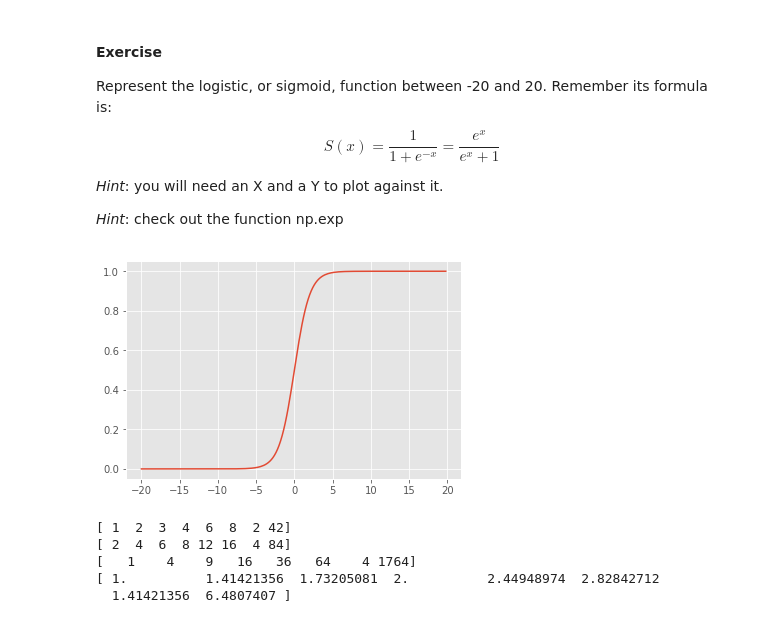
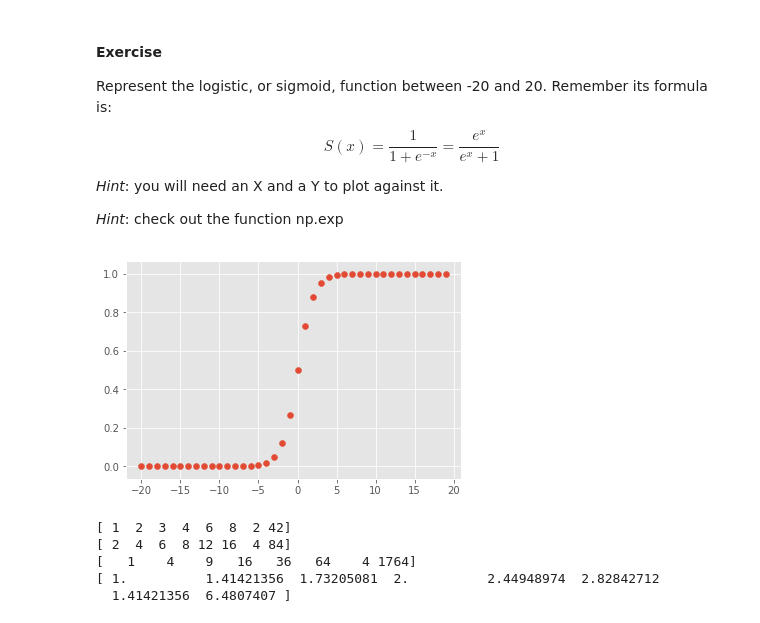
Before and after one commit to nacho328/master-data-science-nacho, a Jupyter notebook: trabajos_jupiter/ejercicio_clase_Phyton/01-numpy_pandas_introduction_blank.ipynb, the cells around one changed output. Drawn from its saved outputs; the diff is of its cells as text; code cells hidden in the pictures.

```diff
--- a/trabajos_jupiter/ejercicio_clase_Phyton/01-numpy_pandas_introduction_blank.ipynb
+++ b/trabajos_jupiter/ejercicio_clase_Phyton/01-numpy_pandas_introduction_blank.ipynb
@@ -197,13 +249,13 @@ _Hint_: you will need an X and a Y to plot against it.
 
 _Hint_: check out the function np.exp
 # %%
-X = np.arange(-20, 20, .2)
+X = np.arange(-20, 20, 1)
 S = 1 / (1 +np.exp(-X))
 
-plt.plot(X, S)
+plt.scatter(X, S)
 plt.show()
 # %% [output]
-[figure, old version]
+[figure, new version]
 # %%
 print(a)
 print(a * 2)
```
Also changed, not shown: parts of 22 cells of this notebook.
